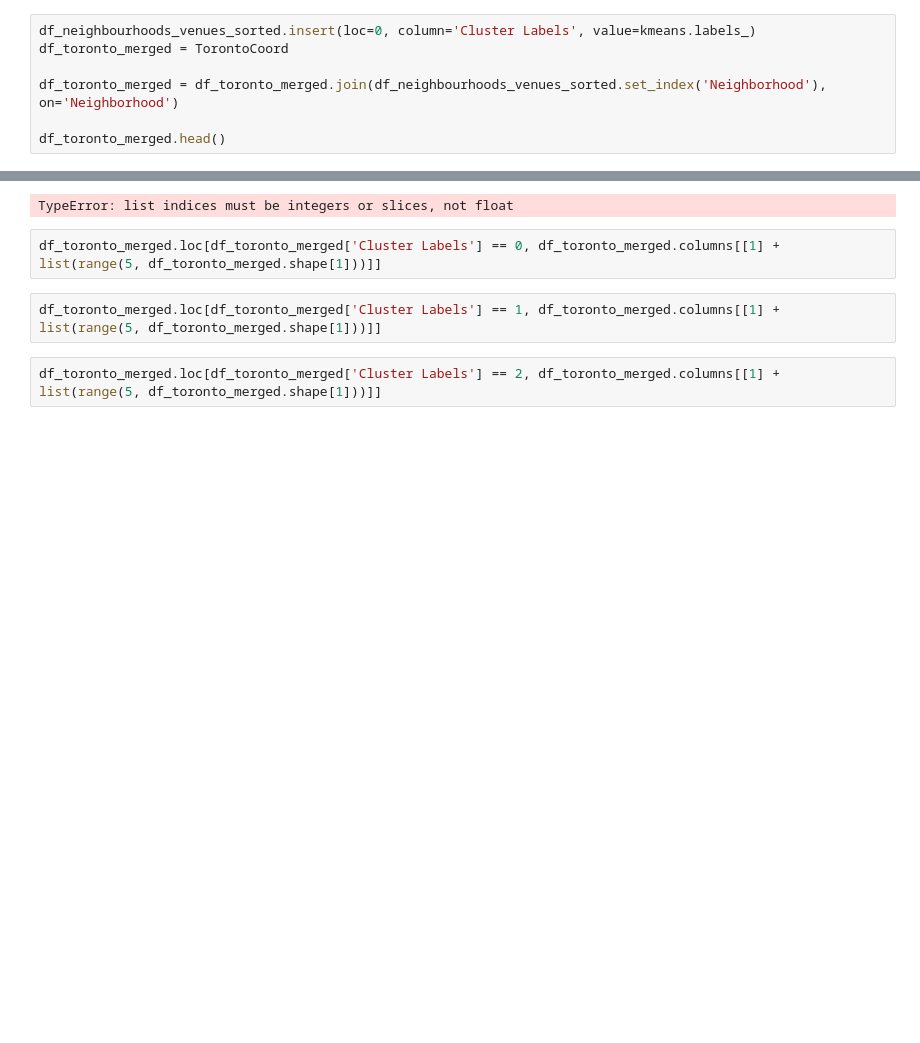
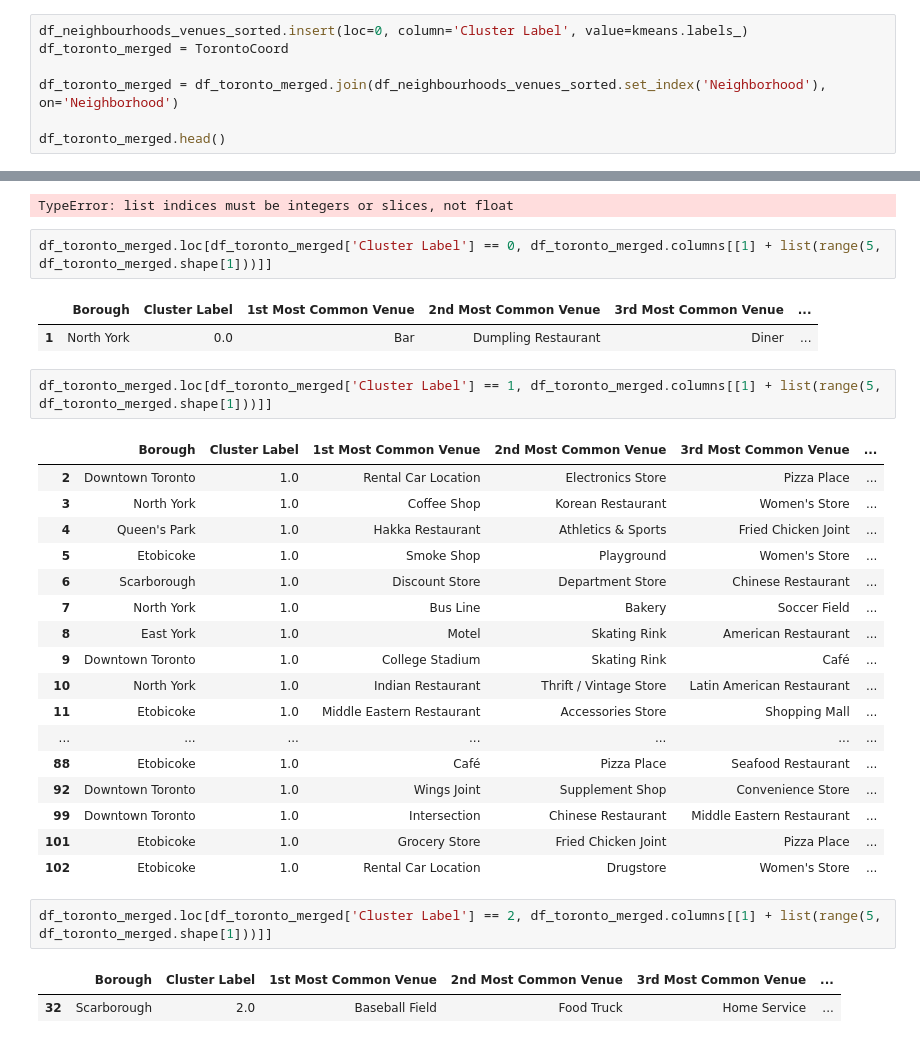
Before and after one commit to gastonslup/Coursera_Capstone, a Jupyter notebook: Gaston Slupski - Capstone - week 2.ipynb, the cells around one changed output, grey strips where cells are left out. Drawn from its saved outputs; the diff is of its cells as text; blank space fills up the shorter version.

```diff
--- a/Gaston Slupski - Capstone - week 2.ipynb
+++ b/Gaston Slupski - Capstone - week 2.ipynb
@@ -376,5 +371,5 @@ array([1, 2, 2, 2, 2, 2, 2, 1, 2, 0], dtype=int32)
 # %%
-df_neighbourhoods_venues_sorted.insert(loc=0, column='Cluster Labels', value=kmeans.labels_)
+df_neighbourhoods_venues_sorted.insert(loc=0, column='Cluster Label', value=kmeans.labels_)
 df_toronto_merged = TorontoCoord
 
 df_toronto_merged = df_toronto_merged.join(df_neighbourhoods_venues_sorted.set_index('Neighborhood'), on='Neighborhood')
@@ -406,9 +406,33 @@ map_clusters
 # %% [output]
 TypeError: list indices must be integers or slices, not float
 # %%
-df_toronto_merged.loc[df_toronto_merged['Cluster Labels'] == 0, df_toronto_merged.columns[[1] + list(range(5, df_toronto_merged.shape[1]))]]
+df_toronto_merged.loc[df_toronto_merged['Cluster Label'] == 0, df_toronto_merged.columns[[1] + list(range(5, df_toronto_merged.shape[1]))]]
+# %% [output]
+|  | Borough | Cluster Label | 1st Most Common Venue | 2nd Most Common Venue | 3rd Most Common Venue | ... |
+| 1 | North York | 0.0 | Bar | Dumpling Restaurant | Diner | ... |
 # %%
-df_toronto_merged.loc[df_toronto_merged['Cluster Labels'] == 1, df_toronto_merged.columns[[1] + list(range(5, df_toronto_merged.shape[1]))]]
+df_toronto_merged.loc[df_toronto_merged['Cluster Label'] == 1, df_toronto_merged.columns[[1] + list(range(5, df_toronto_merged.shape[1]))]]
+# %% [output]
+|  | Borough | Cluster Label | 1st Most Common Venue | 2nd Most Common Venue | 3rd Most Common Venue | ... |
+| 2 | Downtown Toronto | 1.0 | Rental Car Location | Electronics Store | Pizza Place | ... |
+| 3 | North York | 1.0 | Coffee Shop | Korean Restaurant | Women's Store | ... |
+| 4 | Queen's Park | 1.0 | Hakka Restaurant | Athletics & Sports | Fried Chicken Joint | ... |
+| 5 | Etobicoke | 1.0 | Smoke Shop | Playground | Women's Store | ... |
+| 6 | Scarborough | 1.0 | Discount Store | Department Store | Chinese Restaurant | ... |
+| 7 | North York | 1.0 | Bus Line | Bakery | Soccer Field | ... |
+| 8 | East York | 1.0 | Motel | Skating Rink | American Restaurant | ... |
+| 9 | Downtown Toronto | 1.0 | College Stadium | Skating Rink | Café | ... |
+| 10 | North York | 1.0 | Indian Restaurant | Thrift / Vintage Store | Latin American Restaurant | ... |
+| 11 | Etobicoke | 1.0 | Middle Eastern Restaurant | Accessories Store | Shopping Mall | ... |
+| ... | ... | ... | ... | ... | ... | ... |
+| 88 | Etobicoke | 1.0 | Café | Pizza Place | Seafood Restaurant | ... |
+| 92 | Downtown Toronto | 1.0 | Wings Joint | Supplement Shop | Convenience Store | ... |
+| 99 | Downtown Toronto | 1.0 | Intersection | Chinese Restaurant | Middle Eastern Restaurant | ... |
+| 101 | Etobicoke | 1.0 | Grocery Store | Fried Chicken Joint | Pizza Place | ... |
+| 102 | Etobicoke | 1.0 | Rental Car Location | Drugstore | Women's Store | ... |
 # %%
-df_toronto_merged.loc[df_toronto_merged['Cluster Labels'] == 2, df_toronto_merged.columns[[1] + list(range(5, df_toronto_merged.shape[1]))]]
+df_toronto_merged.loc[df_toronto_merged['Cluster Label'] == 2, df_toronto_merged.columns[[1] + list(range(5, df_toronto_merged.shape[1]))]]
+# %% [output]
+|  | Borough | Cluster Label | 1st Most Common Venue | 2nd Most Common Venue | 3rd Most Common Venue | ... |
+| 32 | Scarborough | 2.0 | Baseball Field | Food Truck | Home Service | ... |
 # %%
```
Also changed, not shown: parts of 18 cells of this notebook.
